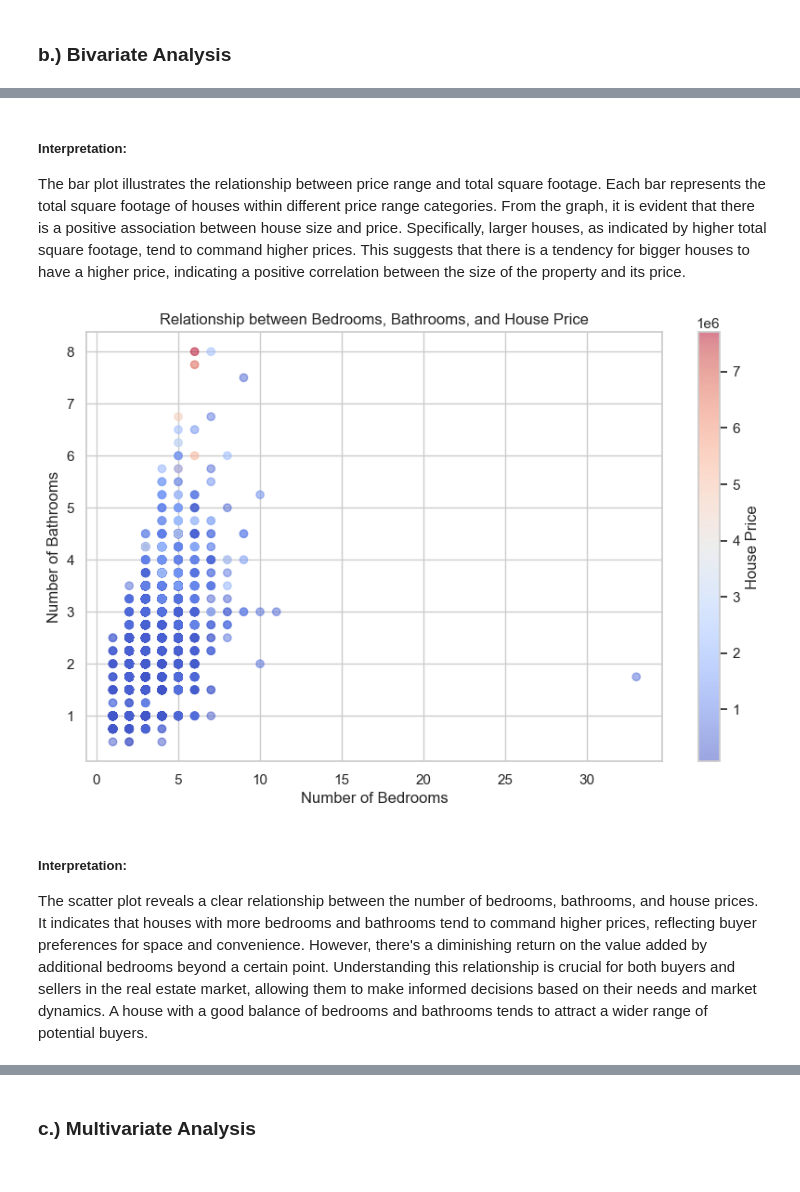
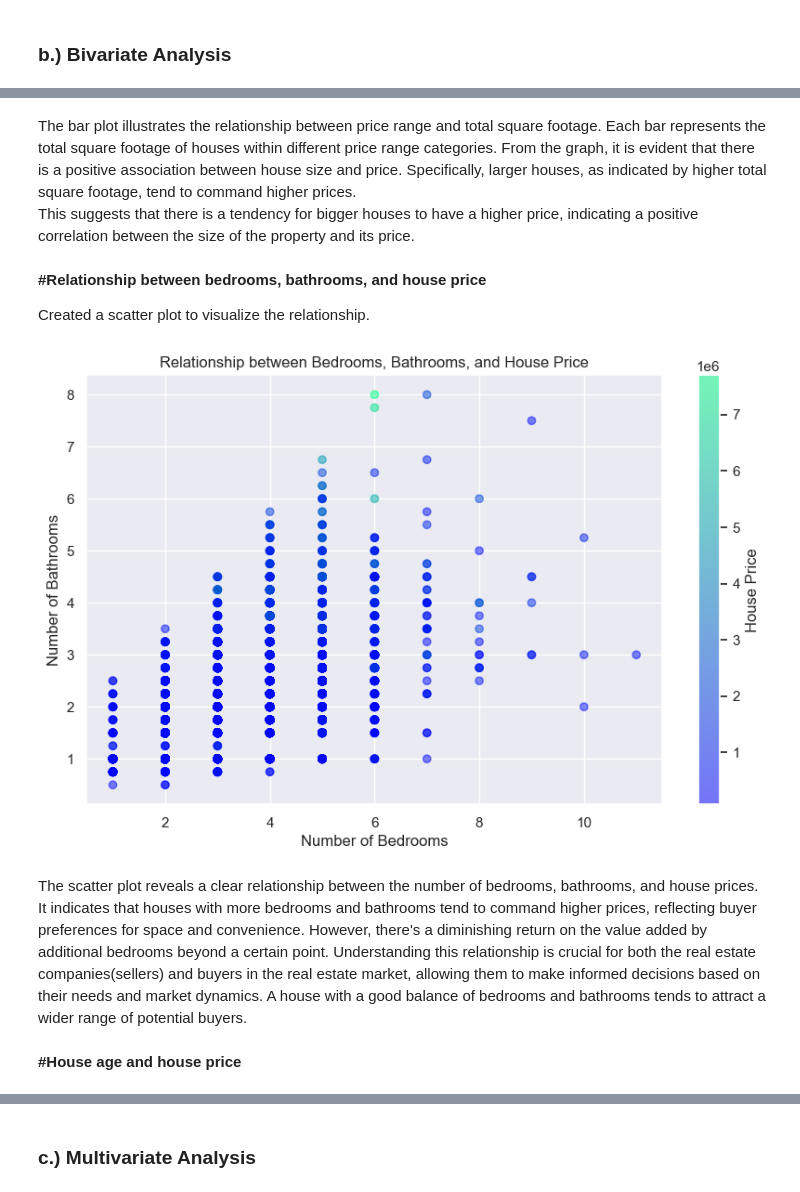
Before and after one commit to winnycodegurl/dsc-phase-2-projectgroup4, a Jupyter notebook: student.ipynb, the cells around one changed output, grey strips where cells are left out. Saved outputs shown, nothing was run; the diff lists cells and outputs as text; code cells hidden in the pictures.

```diff
--- a/student.ipynb
+++ b/student.ipynb
@@ -392,0 +415,4 @@ The categorical variables have been successfully encoded using one-hot encoding.
+# %%
+# Convert grade and condition into representative numbers for easier Exploratory analysis.
+housing_data['condition'] = housing_data['condition'].map({'Poor': 1,'Fair': 2,'Average': 3,'Good': 4,'Very Good': 5}).astype(float)
+housing_data['grade'] = housing_data['grade'].map({'3 Poor': 1,'4 Low': 2,'5 Fair': 3,'6 Low Average': 4,'7 Average': 5,'8 Good': 6,'9 Better': 7,'10 Very Good': 8,'11 Excellent': 9,'12 Luxury': 10,'13 Mansion': 11}).astype(float)
@@ -563,0 +596,6 @@ plt.show()
+# %%
+# Identify the outlier value
+outlier_value = housing_data['bedrooms'].max()
+
+# Filter the DataFrame to exclude the outlier
+housing_data = housing_data[housing_data['bedrooms'] != outlier_value]
@@ -568,12 +616,11 @@ plt.show()
 labels = ["70K-100K", "100K-300K", "300K-600K", "600K-1M", "1M-2M", "2M-5M", "5M-8M"]
 
 # Cut the data into the specified ranges and assign labels
-housing_data_encoded["price_range"] = pd.cut(housing_data_encoded.price,
+housing_data.loc[:,"price_range"] = pd.cut(housing_data.price,
                                             bins=[70000, 100000, 300000, 600000, 1000000, 2000000, 5000000, 8000000],
                                             labels=labels)
 
 # Count the occurrences of each category
-counts = housing_data_encoded['price_range'].value_counts()
-print(counts)
+housing_data['price_range'].value_counts()
 # %% [output]
 price_range
@@ -598,13 +645,13 @@ housing_data_encoded.sample(5)
 # %%
 
-# # Set the style of seaborn
-# sns.set_style("whitegrid")
+# Set the style of seaborn
+sns.set_style("darkgrid")
 
-# # Create a bar plot
-# plt.figure(figsize=(10, 6))
-# sns.barplot(x="pricerange", y="total_sqft", data=housing_data_encoded, errorbar=None)
-# plt.title("Total Square Footage by Price Range")
-# plt.xlabel("Price Range")
-# plt.ylabel("Total Square Footage")
-# plt.xticks(rotation=45)  # Rotate x-axis labels for better readability
-# plt.show()
+# Create a bar plot
+plt.figure(figsize=(10, 6))
+sns.barplot(x="price_range", y="total_sqft", data=housing_data, errorbar=None, hue="price_range", palette="crest", legend=False)
+plt.title("Total Square Footage by Price Range.")
+plt.xlabel("Price Range")
+plt.ylabel("Total Square Footage")
+plt.xticks(rotation=45)  # Rotate x-axis labels for better readability
+plt.show();
@@ -611,22 +660,28 @@ housing_data_encoded.sample(5)
 # %% [markdown]
-##### Interpretation:
+
 The bar plot illustrates the relationship between price range and total square footage. Each bar represents the total square footage of houses within different price range categories.
-From the graph, it is evident that there is a positive association between house size and price. Specifically, larger houses, as indicated by higher total square footage, tend to command higher prices. This suggests that there is a tendency for bigger houses to have a higher price, indicating a positive correlation between the size of the property and its price.
+From the graph, it is evident that there is a positive association between house size and price. Specifically, larger houses, as indicated by higher total square footage, tend to command higher prices.
+<br>This suggests that there is a tendency for bigger houses to have a higher price, indicating a positive correlation between the size of the property and its price.
+# %% [markdown]
+**#Relationship between bedrooms, bathrooms, and house price**
+
+Created a scatter plot to visualize the relationship.
 # %%
-# Creating a scatter plot for the relationship between bedrooms, bathrooms, and house price
+# plot for the relationship between bedrooms, bathrooms, and house price
 plt.figure(figsize=(10, 6))
-plt.scatter(housing_data_encoded['bedrooms'], housing_data_encoded['bathrooms'], c=housing_data_encoded['price'], cmap='coolwarm', alpha=0.5)
+plt.scatter(housing_data['bedrooms'], housing_data['bathrooms'], c=housing_data['price'], cmap='winter', alpha=0.5)
 plt.colorbar(label='House Price')
 plt.xlabel('Number of Bedrooms')
 plt.ylabel('Number of Bathrooms')
 plt.title('Relationship between Bedrooms, Bathrooms, and House Price')
 plt.grid(True)
-plt.show()
+plt.show();
 # %% [output]
-[figure, old version]
+[figure, new version]
 # %% [markdown]
-##### Interpretation:
-The scatter plot reveals a clear relationship between the number of bedrooms, bathrooms, and house prices. It indicates that houses with more bedrooms and bathrooms tend to command higher prices, reflecting buyer preferences for space and convenience. However, there's a diminishing return on the value added by additional bedrooms beyond a certain point. Understanding this relationship is crucial for both buyers and sellers in the real estate market, allowing them to make informed decisions based on their needs and market dynamics.
+The scatter plot reveals a clear relationship between the number of bedrooms, bathrooms, and house prices. It indicates that houses with more bedrooms and bathrooms tend to command higher prices, reflecting buyer preferences for space and convenience. However, there's a diminishing return on the value added by additional bedrooms beyond a certain point. Understanding this relationship is crucial for both the real estate companies(sellers) and buyers in the real estate market, allowing them to make informed decisions based on their needs and market dynamics.
 A house with a good balance of bedrooms and bathrooms tends to attract a wider range of potential buyers.
+# %% [markdown]
+**#House age and house price**
 # %%
 # Line plot for house age vs. average house price
```
Also changed, not shown: parts of 55 cells of this notebook.
